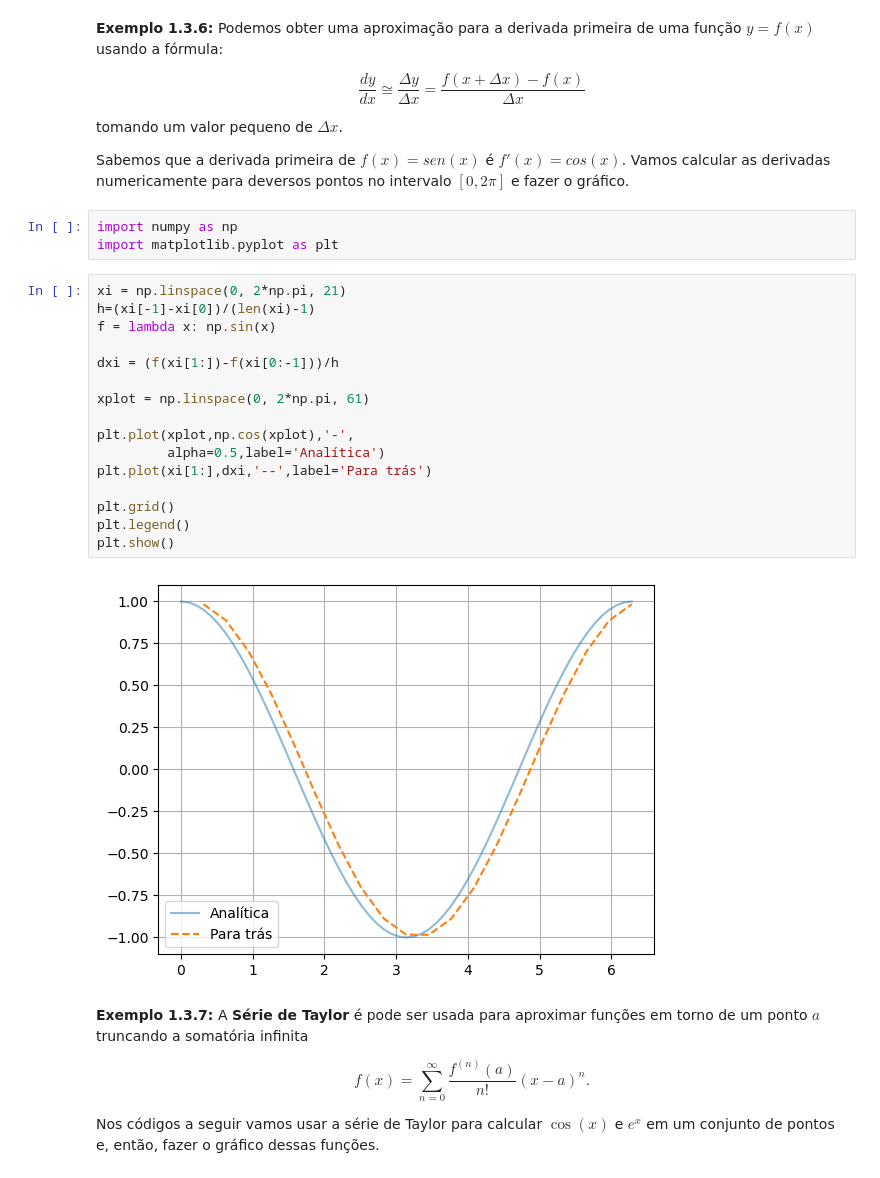
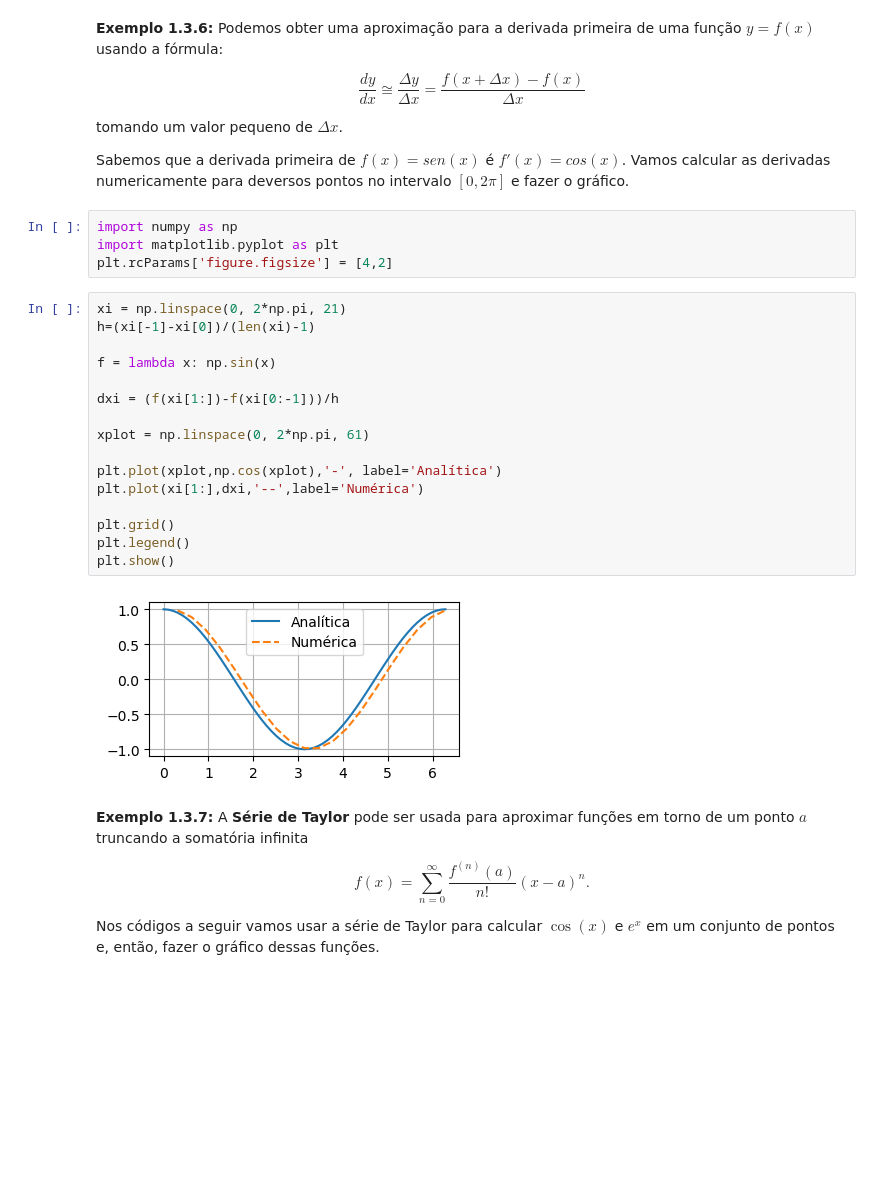
Before and after one commit to tiagoburiol/metodos_numericos_em_python, a Jupyter notebook: docs/_sources/1_INTRODUCAO_ERROS/1.3_erros_nas_aproximacoes_numericas.ipynb, the cells around one changed output. Saved outputs shown, nothing was run; the diff lists cells and outputs as text; blank space fills up the shorter version.

```diff
--- a/docs/_sources/1_INTRODUCAO_ERROS/1.3_erros_nas_aproximacoes_numericas.ipynb
+++ b/docs/_sources/1_INTRODUCAO_ERROS/1.3_erros_nas_aproximacoes_numericas.ipynb
@@ -205,26 +205,27 @@ Sabemos que a derivada primeira de $f(x)=sen(x)$ é $f'(x)=cos(x)$. Vamos calcul
 # %%
 import numpy as np
 import matplotlib.pyplot as plt
+plt.rcParams['figure.figsize'] = [4,2]
 # %%
 xi = np.linspace(0, 2*np.pi, 21)
 h=(xi[-1]-xi[0])/(len(xi)-1)
+
 f = lambda x: np.sin(x)
 
 dxi = (f(xi[1:])-f(xi[0:-1]))/h
 
 xplot = np.linspace(0, 2*np.pi, 61)
 
-plt.plot(xplot,np.cos(xplot),'-',
-         alpha=0.5,label='Analítica')
-plt.plot(xi[1:],dxi,'--',label='Para trás')
+plt.plot(xplot,np.cos(xplot),'-', label='Analítica')
+plt.plot(xi[1:],dxi,'--',label='Numérica')
 
 plt.grid()
 plt.legend()
 plt.show()
 # %% [output]
-[figure, old version]
+[figure, new version]
 # %% [markdown]
-**Exemplo 1.3.7:** A **Série de Taylor** é pode ser usada para aproximar funções em torno de um ponto $a$ truncando a somatória infinita
+**Exemplo 1.3.7:** A **Série de Taylor** pode ser usada para aproximar funções em torno de um ponto $a$ truncando a somatória infinita
 
 $$
 f(x)=\sum_{n=0}^{\infty} \frac{f^{(n)}(a)}{n!}(x-a)^n .
```
Also changed, not shown: parts of 8 cells of this notebook, 56 other files.
